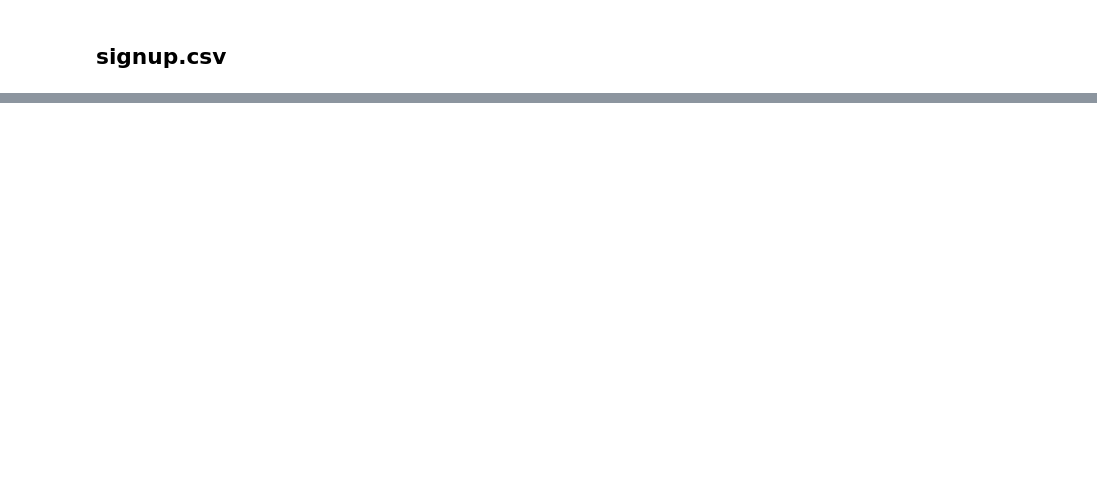
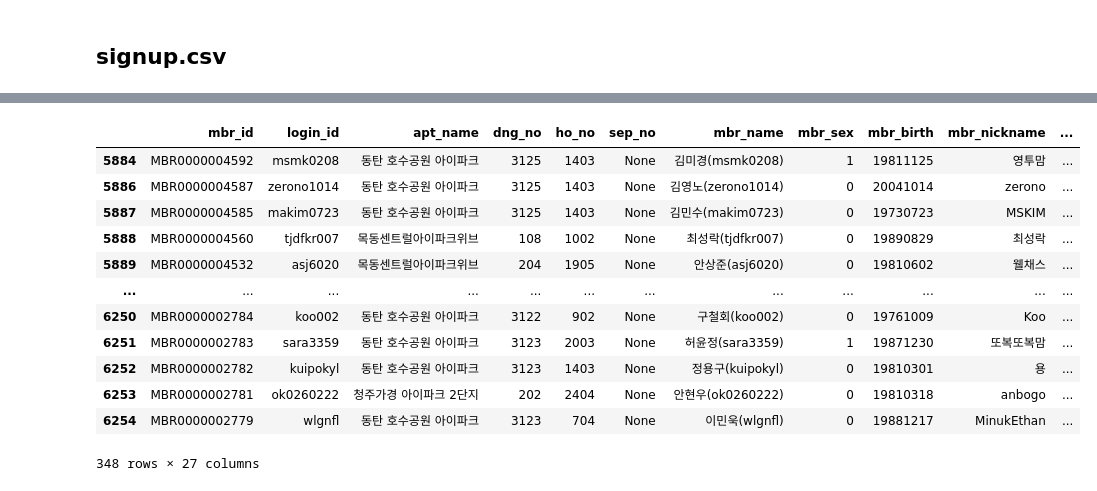
Before and after one commit to KimRass/warehouse, a Jupyter notebook: Tableau/Data Preparation/Myhomie_Data Preparation.ipynb, the cells around one changed output, grey strips where cells are left out. Cells and saved outputs as stored; diff of their text form; code cells hidden in the pictures; blank space fills up the shorter version.

```diff
--- a/Tableau/Data Preparation/Myhomie_Data Preparation.ipynb
+++ b/Tableau/Data Preparation/Myhomie_Data Preparation.ipynb
@@ -141,8 +140,8 @@ apt_mst
 ## signup.csv
 # %%
 # 대표, 세대원
-with open("D:/Github/Work/Tableau/signup_password.pkl", "rb") as f:
-     password = pk.load(f)
+f = open("D:/Github/Work/Tableau/signup_password.txt", "r")
+password = f.readline()
 conn = psycopg2.connect(host="postgresql-production1.cluster-ro-cxb5zwyq1mu5.ap-northeast-2.rds.amazonaws.com", dbname="hdc", user="postgres", password=password)
 cur = conn.cursor(cursor_factory=RealDictCursor)
 query = """
@@ -238,3 +237,4 @@ SELECT A.*
 cur.execute(query)
 result = cur.fetchall()
 b = pd.DataFrame(result)
+# b.to_csv("D:/Github/Work/Tableau/Myhomie/대표, 세대원.csv", encoding="euc-kr")
@@ -257,3 +241,19 @@ b[b["mbr_st_name"] == "탈퇴"]
+# %%
+b[(b["regist_dt"] >= "2020.02.01") & (b["regist_dt"] < "2020.03.01") & (b["mbr_st_name"] != "탈퇴")]
+# %% [output]
+|  | mbr_id | login_id | apt_name | dng_no | ho_no | sep_no | mbr_name | mbr_sex | mbr_birth | mbr_nickname | ... |
+| 5884 | MBR0000004592 | msmk0208 | 동탄 호수공원 아이파크 | 3125 | 1403 | None | 김미경(msmk0208) | 1 | 19811125 | 영투맘 | ... |
+| 5886 | MBR0000004587 | zerono1014 | 동탄 호수공원 아이파크 | 3125 | 1403 | None | 김영노(zerono1014) | 0 | 20041014 | zerono | ... |
+| 5887 | MBR0000004585 | makim0723 | 동탄 호수공원 아이파크 | 3125 | 1403 | None | 김민수(makim0723) | 0 | 19730723 | MSKIM | ... |
+| 5888 | MBR0000004560 | tjdfkr007 | 목동센트럴아이파크위브 | 108 | 1002 | None | 최성락(tjdfkr007) | 0 | 19890829 | 최성락 | ... |
+| 5889 | MBR0000004532 | asj6020 | 목동센트럴아이파크위브 | 204 | 1905 | None | 안상준(asj6020) | 0 | 19810602 | 웰채스 | ... |
+| ... | ... | ... | ... | ... | ... | ... | ... | ... | ... | ... | ... |
+| 6250 | MBR0000002784 | koo002 | 동탄 호수공원 아이파크 | 3122 | 902 | None | 구철회(koo002) | 0 | 19761009 | Koo | ... |
+| 6251 | MBR0000002783 | sara3359 | 동탄 호수공원 아이파크 | 3123 | 2003 | None | 허윤정(sara3359) | 1 | 19871230 | 또복또복맘 | ... |
+| 6252 | MBR0000002782 | kuipokyl | 동탄 호수공원 아이파크 | 3123 | 1403 | None | 정용구(kuipokyl) | 0 | 19810301 | 용 | ... |
+| 6253 | MBR0000002781 | ok0260222 | 청주가경 아이파크 2단지 | 202 | 2404 | None | 안현우(ok0260222) | 0 | 19810318 | anbogo | ... |
+| 6254 | MBR0000002779 | wlgnfl | 동탄 호수공원 아이파크 | 3123 | 704 | None | 이민욱(wlgnfl) | 0 | 19881217 | MinukEthan | ... |
+348 rows × 27 columns
 # %%
 # with open("D:/Github/Work/Tableau/signup_password.pkl", "rb") as f:
 #      password = pk.load(f)
```
Also changed, not shown: parts of 2 cells of this notebook, 1 other file.
